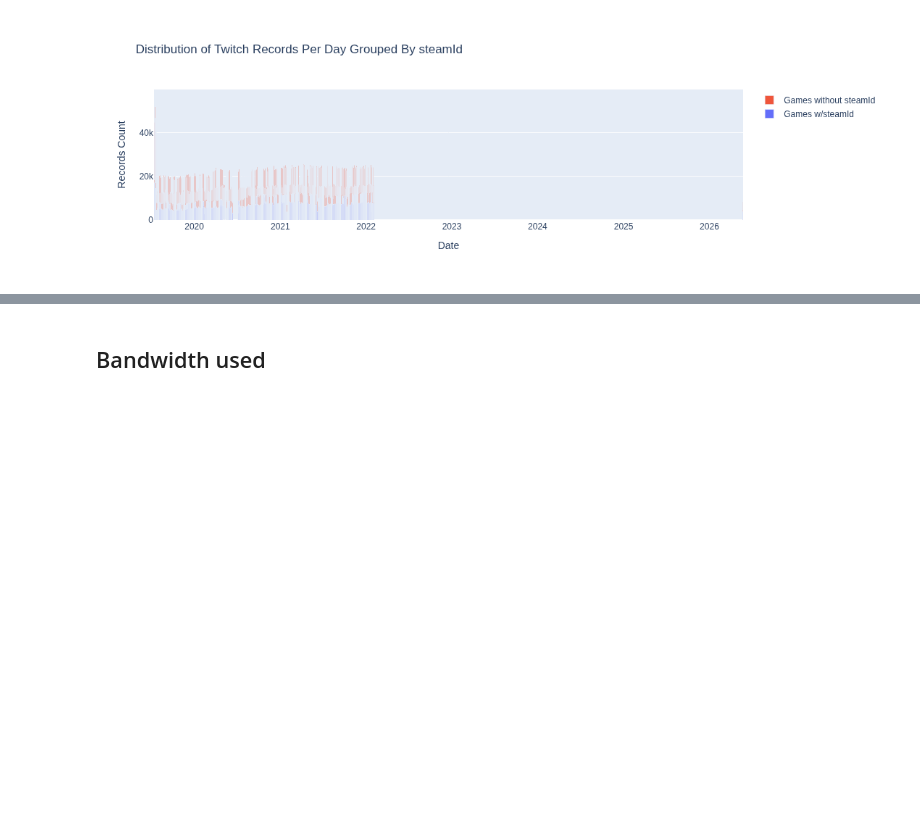
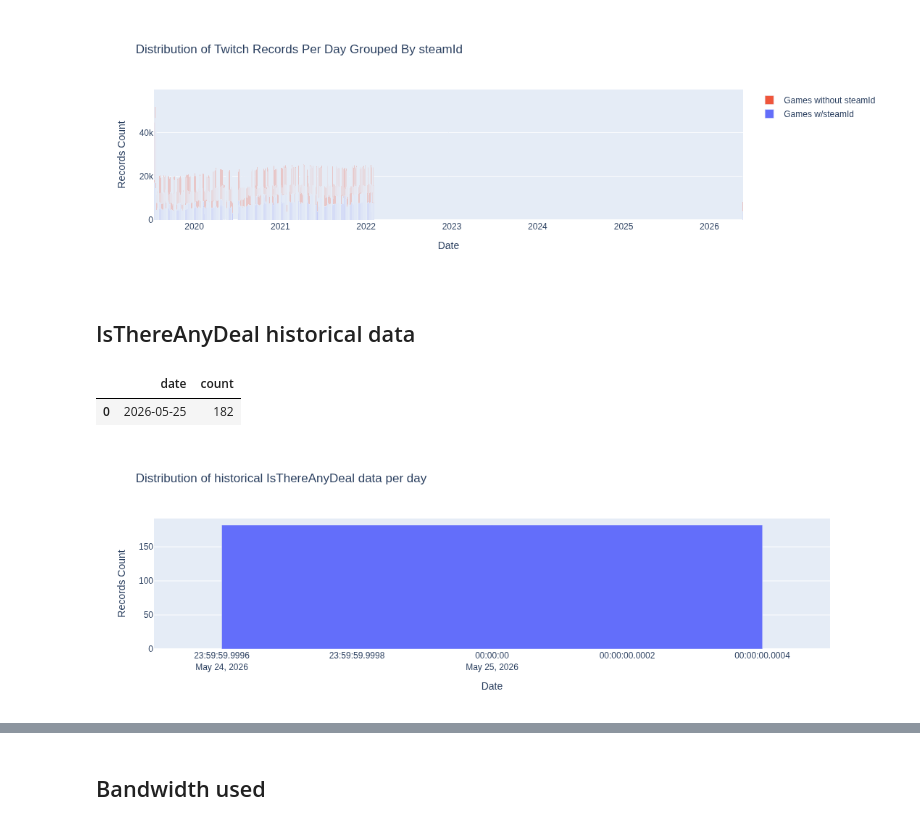
Before and after one commit to carlsonp/steam-analysis, a Jupyter notebook: notebooks/Storage_and_Status.ipynb, the cells around one changed output, grey strips where cells are left out. Saved outputs shown, nothing was run; the diff lists cells and outputs as text; code cells hidden in the pictures; blank space fills up the shorter version.

Commit message:
feat: add isthereanydeal to out jupyter notebook checks

```diff
--- a/notebooks/Storage_and_Status.ipynb
+++ b/notebooks/Storage_and_Status.ipynb
@@ -423,6 +423,45 @@ fig = Figure(data=data, layout=layout)
 iplot(fig)
 # %% [output]
 [figure]
+# %% [markdown]
+## IsThereAnyDeal historical data
+# %%
+grouped_df = db['isthereanydealhistory'].aggregate([
+{"$match": {}},
+{"$group":  {"_id": {"$dateToString": {"format": "%Y-%m-%d", "date": "$date"}},
+             "count" : { "$sum" : 1} } },
+{"$sort": {"_id": 1}}
+])
+
+grouped_df = pd.DataFrame(list(grouped_df))
+grouped_df.rename(columns={grouped_df.columns[0] : 'date'}, inplace=True)
+grouped_df
+# %% [output]
+|  | date | count |
+| 0 | 2026-05-25 | 182 |
+# %%
+# https://plot.ly/python/bar-charts/
+
+data = [Bar(
+        x=grouped_df['date'],
+        y=grouped_df['count']
+    )]
+
+layout = Layout(
+        title='Distribution of historical IsThereAnyDeal data per day',
+        xaxis=dict(
+            title='Date'
+        ),
+        yaxis=dict(
+            title='Records Count'
+        )
+    )
+
+fig = Figure(data=data, layout=layout)
+
+iplot(fig)
+# %% [output]
+[figure, added]
 # %%
 grouped_df = db['bandwidth'].aggregate([
 {"$match": {}},
```
Also changed, not shown: parts of 11 cells of this notebook.
